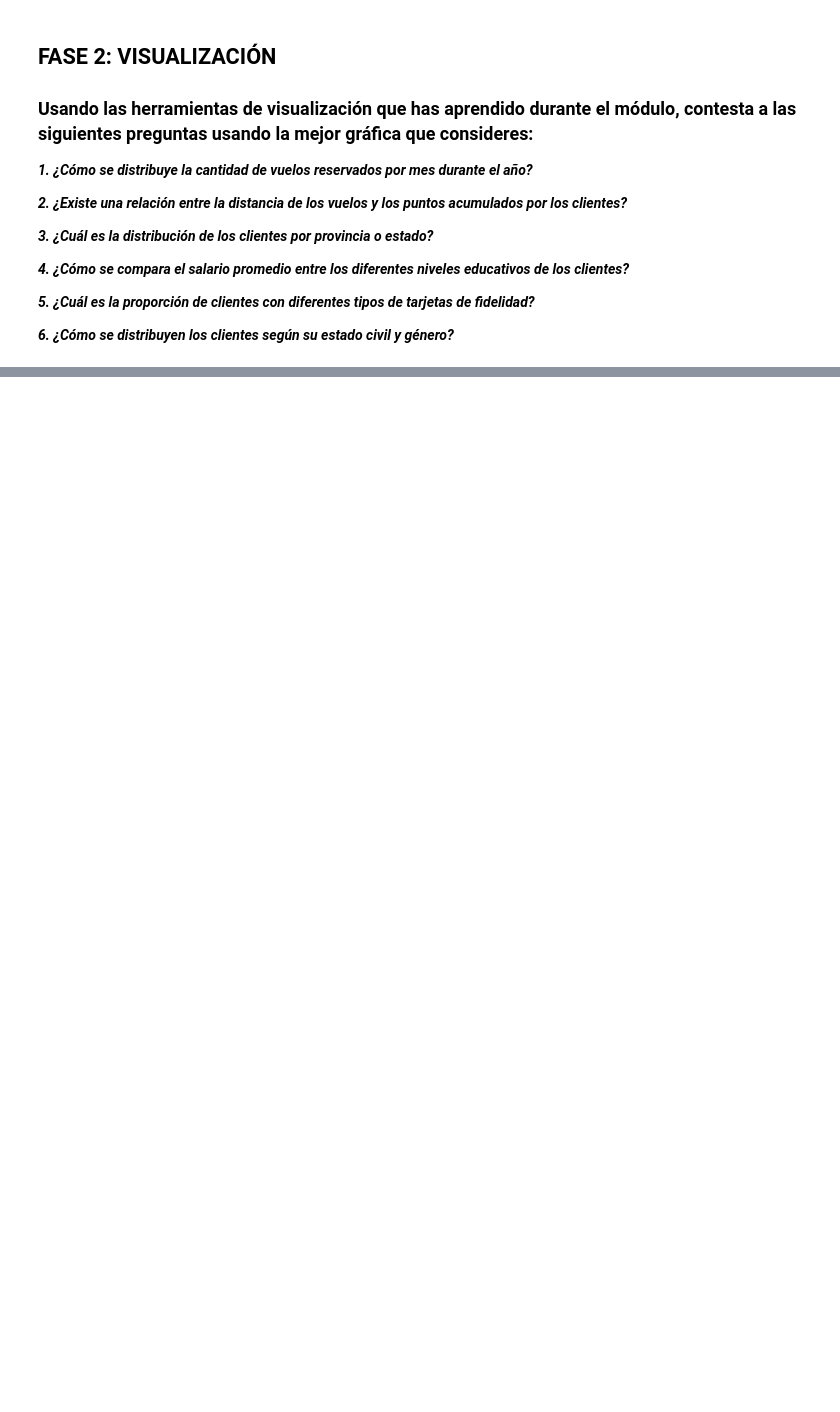
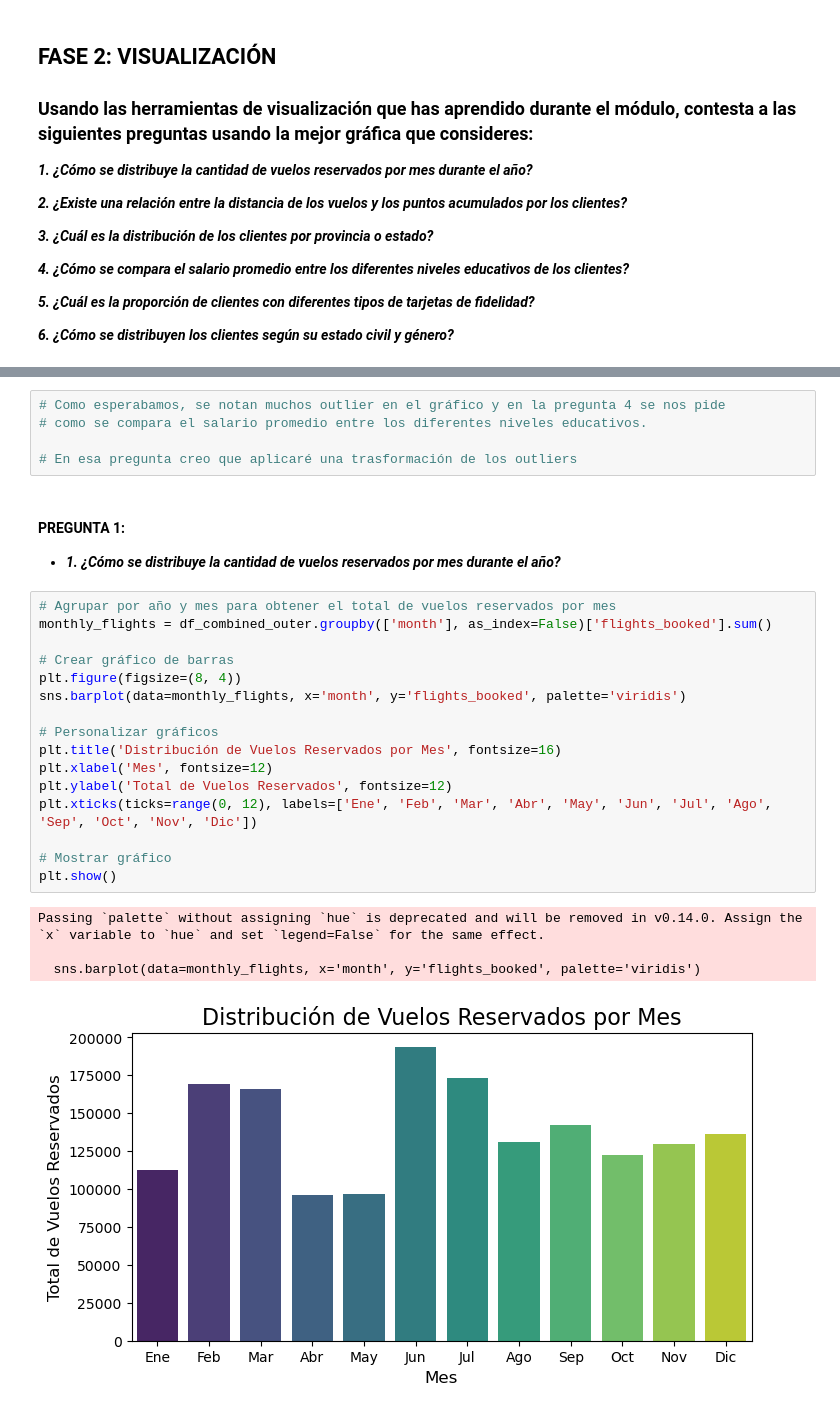
Before and after one commit to Adalab/bda-modulo-3-evaluacion-final-Ary1982, a Jupyter notebook: evaluación_modulo_3_arianna.ipynb, the cells around one changed output, grey strips where cells are left out. Drawn from its saved outputs; the diff is of its cells as text; blank space fills up the shorter version.

```diff
--- a/evaluación_modulo_3_arianna.ipynb
+++ b/evaluación_modulo_3_arianna.ipynb
@@ -365,0 +770,29 @@ dtype: object
+# %%
+# Como esperabamos, se notan muchos outlier en el gráfico y en la pregunta 4 se nos pide
+# como se compara el salario promedio entre los diferentes niveles educativos.
+
+# En esa pregunta creo que aplicaré una trasformación de los outliers
+# %% [markdown]
+#### PREGUNTA 1:
+- ***1. ¿Cómo se distribuye la cantidad de vuelos reservados por mes durante el año?***
+# %%
+# Agrupar por año y mes para obtener el total de vuelos reservados por mes
+monthly_flights = df_combined_outer.groupby(['month'], as_index=False)['flights_booked'].sum()
+
+# Crear gráfico de barras
+plt.figure(figsize=(8, 4))
+sns.barplot(data=monthly_flights, x='month', y='flights_booked', palette='viridis')
+
+# Personalizar gráficos
+plt.title('Distribución de Vuelos Reservados por Mes', fontsize=16)
+plt.xlabel('Mes', fontsize=12)
+plt.ylabel('Total de Vuelos Reservados', fontsize=12)
+plt.xticks(ticks=range(0, 12), labels=['Ene', 'Feb', 'Mar', 'Abr', 'May', 'Jun', 'Jul', 'Ago', 'Sep', 'Oct', 'Nov', 'Dic'])
+
+# Mostrar gráfico
+plt.show()
+# %% [output]
+Passing `palette` without assigning `hue` is deprecated and will be removed in v0.14.0. Assign the `x` variable to `hue` and set `legend=False` for the same effect.
+
+  sns.barplot(data=monthly_flights, x='month', y='flights_booked', palette='viridis')
+[figure, added]
```
Also changed, not shown: parts of 33 cells of this notebook.
